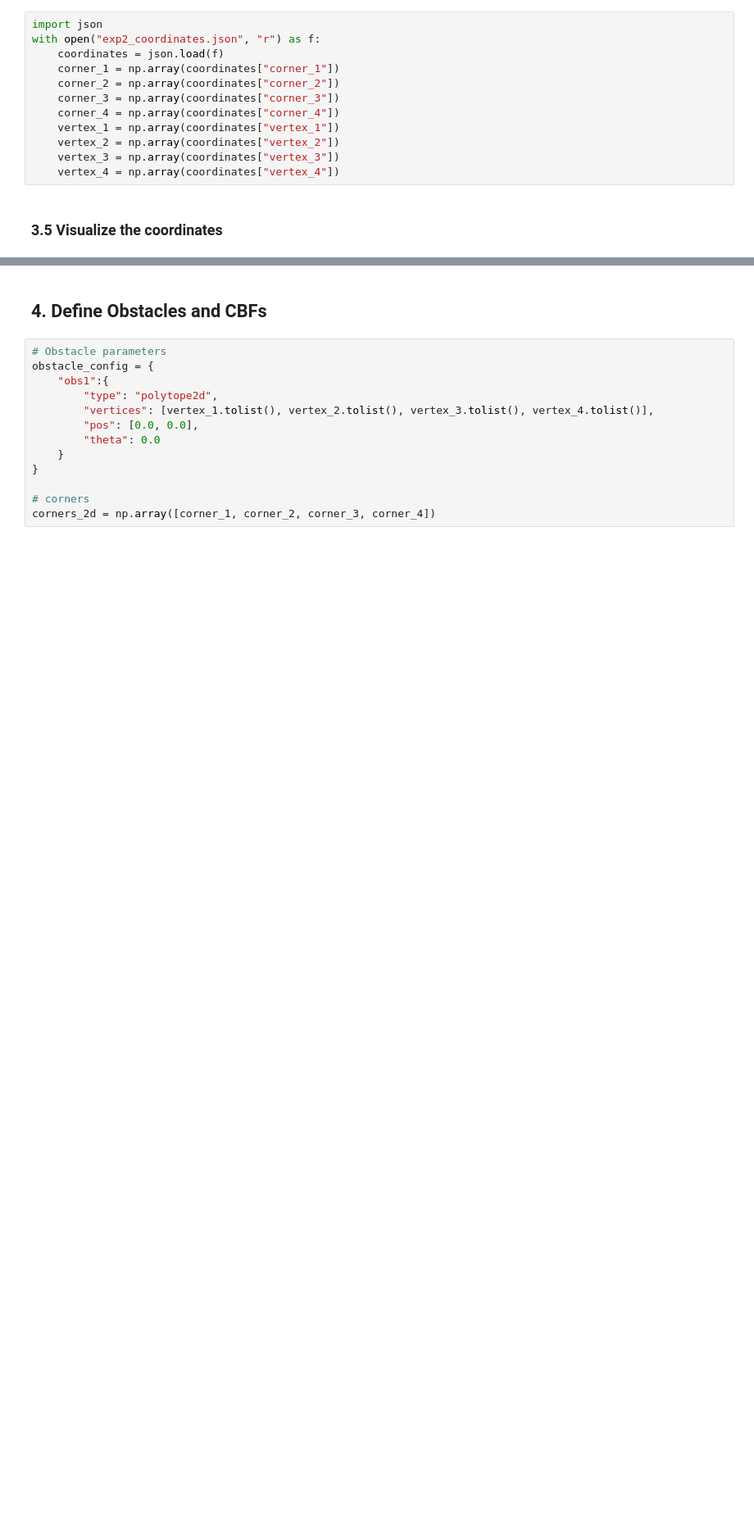
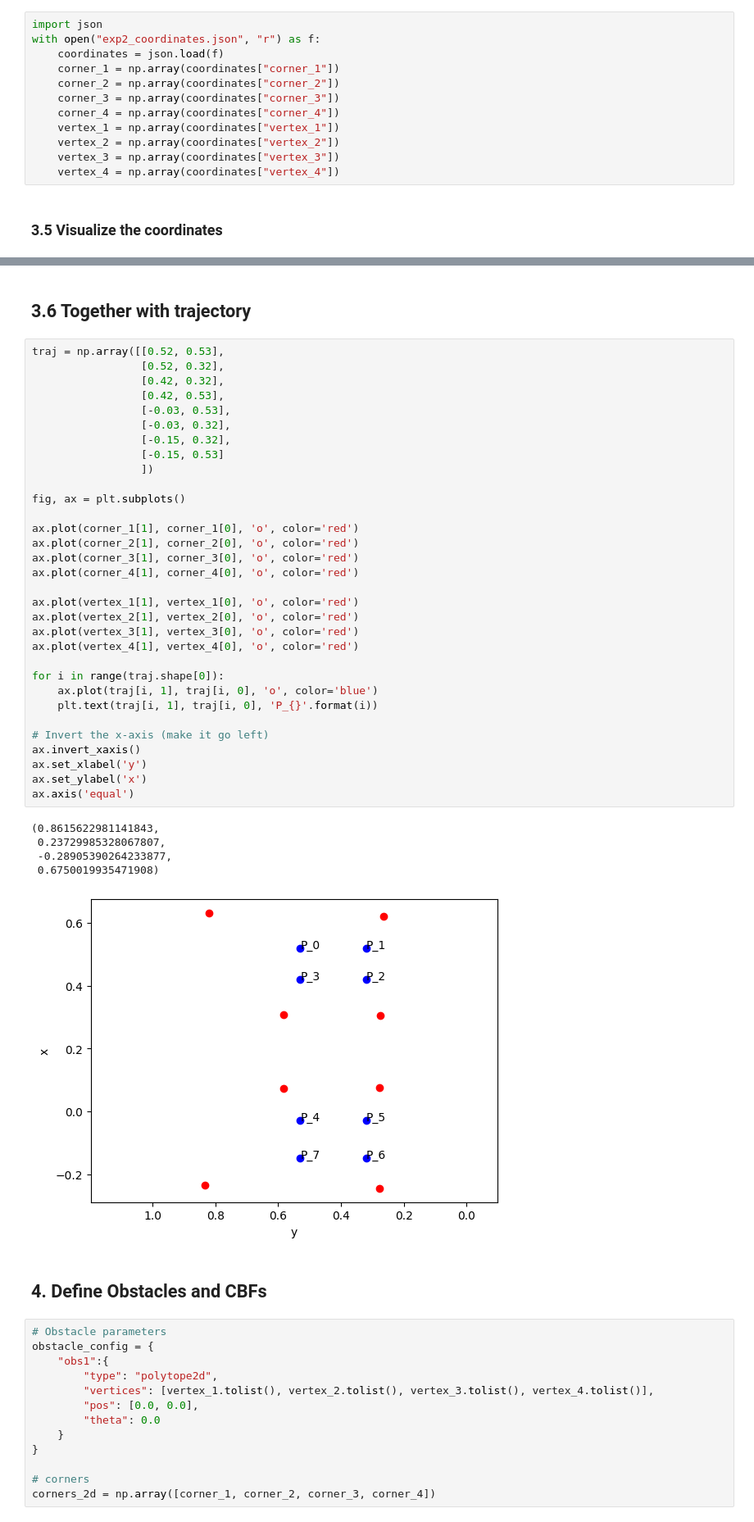
Before and after one commit to shiqingw/HOCBF-FR3-Experiments, a Jupyter notebook: exp2_whiteboard_cleaning_no_circ.ipynb, the cells around one changed output, grey strips where cells are left out. Shown: that part at 82% size. Drawn from its saved outputs; the diff is of its cells as text; blank space fills up the shorter version.

```diff
--- a/exp2_whiteboard_cleaning_no_circ.ipynb
+++ b/exp2_whiteboard_cleaning_no_circ.ipynb
@@ -336,3 +336,43 @@ plt.axis('equal')
+# %% [markdown]
+## 3.6 Together with trajectory
+# %%
+traj = np.array([[0.52, 0.53],
+                 [0.52, 0.32],
+                 [0.42, 0.32],
+                 [0.42, 0.53],
+                 [-0.03, 0.53],
+                 [-0.03, 0.32],
+                 [-0.15, 0.32],
+                 [-0.15, 0.53]
+                 ])
+
+fig, ax = plt.subplots()
+
+ax.plot(corner_1[1], corner_1[0], 'o', color='red')
+ax.plot(corner_2[1], corner_2[0], 'o', color='red')
+ax.plot(corner_3[1], corner_3[0], 'o', color='red')
+ax.plot(corner_4[1], corner_4[0], 'o', color='red')
+
+ax.plot(vertex_1[1], vertex_1[0], 'o', color='red')
+ax.plot(vertex_2[1], vertex_2[0], 'o', color='red')
+ax.plot(vertex_3[1], vertex_3[0], 'o', color='red')
+ax.plot(vertex_4[1], vertex_4[0], 'o', color='red')
+
+for i in range(traj.shape[0]):
+    ax.plot(traj[i, 1], traj[i, 0], 'o', color='blue')
+    plt.text(traj[i, 1], traj[i, 0], 'P_{}'.format(i))
+
+# Invert the x-axis (make it go left)
+ax.invert_xaxis()
+ax.set_xlabel('y')
+ax.set_ylabel('x')
+ax.axis('equal')
+# %% [output]
+(0.8615622981141843,
+ 0.23729985328067807,
+ -0.28905390264233877,
+ 0.6750019935471908)
+[figure, added]
 # %% [markdown]
 ## 4. Define Obstacles and CBFs
 # %%
```
Also changed, not shown: parts of 15 cells of this notebook, 23 other files.
